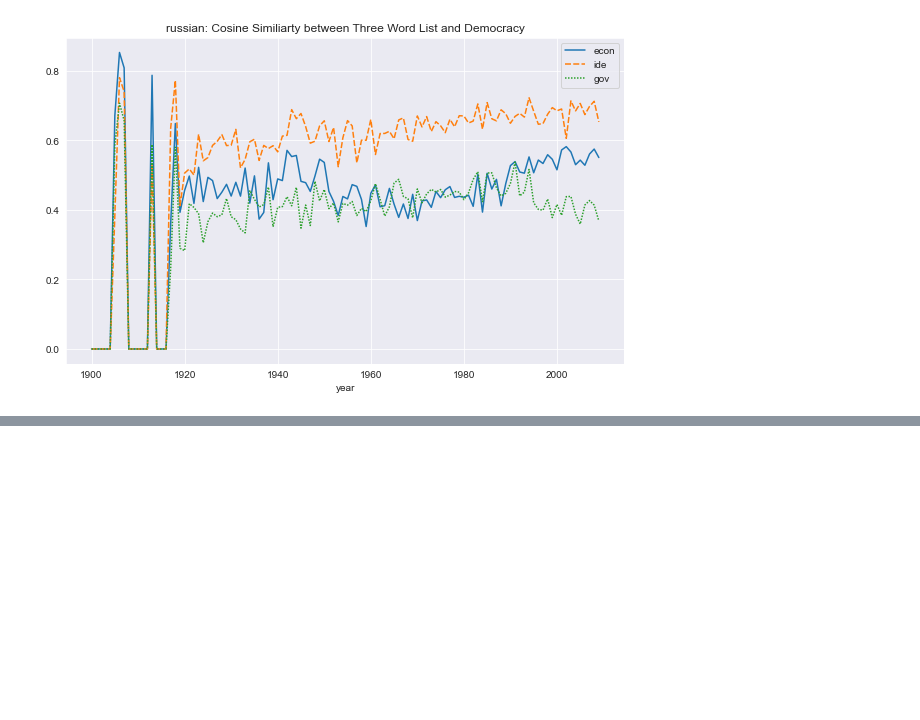
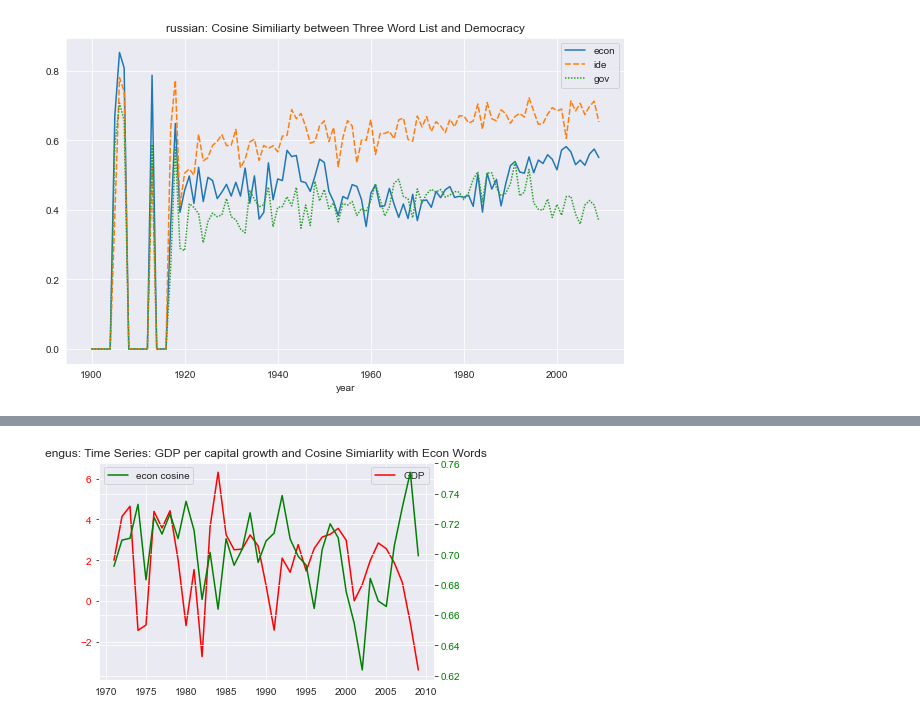
Before and after one commit to cultural-proj/democracy, a Jupyter notebook: cosine_pipeline.ipynb, the cells around one changed output, grey strips where cells are left out. Saved outputs shown, nothing was run; the diff lists cells and outputs as text; code cells hidden in the pictures; blank space fills up the shorter version.

Commit message:
time series graph

```diff
--- a/cosine_pipeline.ipynb
+++ b/cosine_pipeline.ipynb
@@ -73,0 +90,40 @@ get_cos_plot('russian')
+# %%
+data = pd.read_csv('uk')
+# %%
+def get_time_series_plot(country_name):
+    """
+    Return a plot of econ words cosine similarity
+    and GDP.
+    """
+
+    for aspect in ['econ', 'ide', 'gov']:
+        # read csv
+        econ = pd.read_csv('{}_cos_{}.csv'.format(aspect, country_name), index_col=0)
+        # clean data
+        econ = clean_df(econ, aspect)
+        if aspect == 'econ':
+            total = econ
+        else:
+            total[aspect] = econ[aspect]
+
+    total = total.set_index('year')
+    data = pd.read_csv('../{}'.format(country_name))
+    time_series = results.merge(data, on='year', how='right')
+    time_series.set_index('year', inplace=True)
+
+    fig, ax = plt.subplots()
+    ax.plot(time_series['GDP per capita growth (annual %)'], color='red', label='GDP')
+    ax.tick_params(axis='y', labelcolor='red')
+    ax.legend()
+    ax2 = ax.twinx()
+    ax2.plot(time_series['econ'], color='green', label='econ cosine')
+    ax2.tick_params(axis='y', labelcolor='green')
+    ax2.legend()
+
+    plt.legend()
+    plt.title('{}: Time Series: GDP per capital growth and Cosine Simiarlity with Econ Words'.format(country_name))
+    plt.show()
+# %%
+get_time_series_plot('engus')
+# %% [output]
+[figure, added]
```
Also changed, not shown: parts of 6 cells of this notebook, 5 other files.
